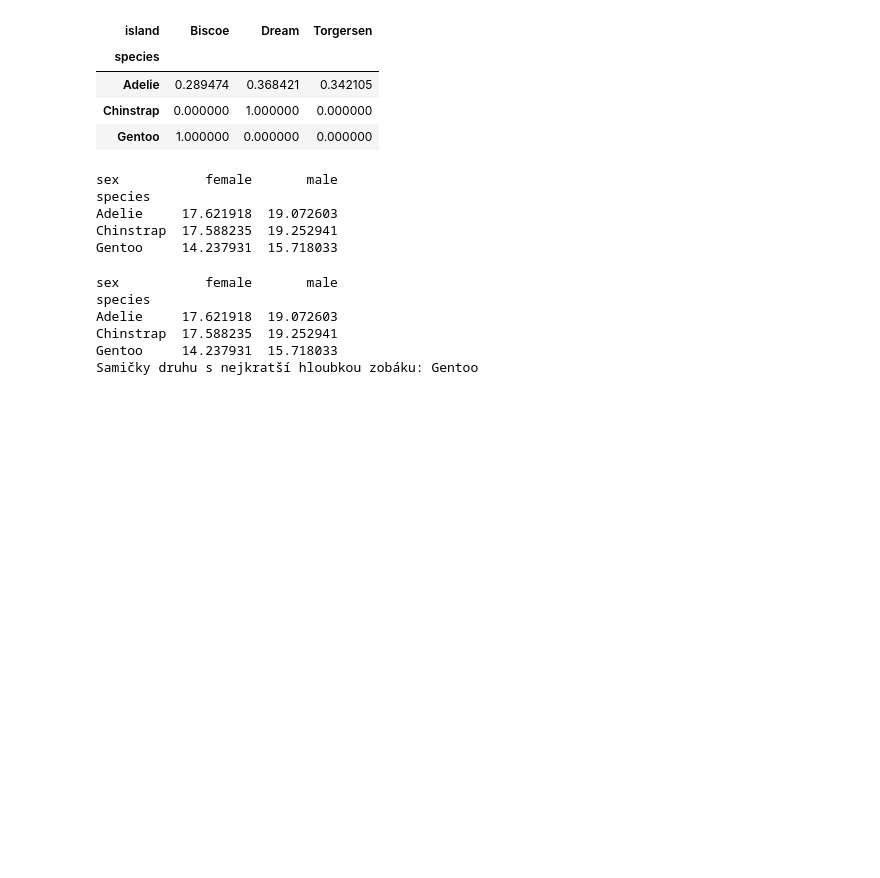
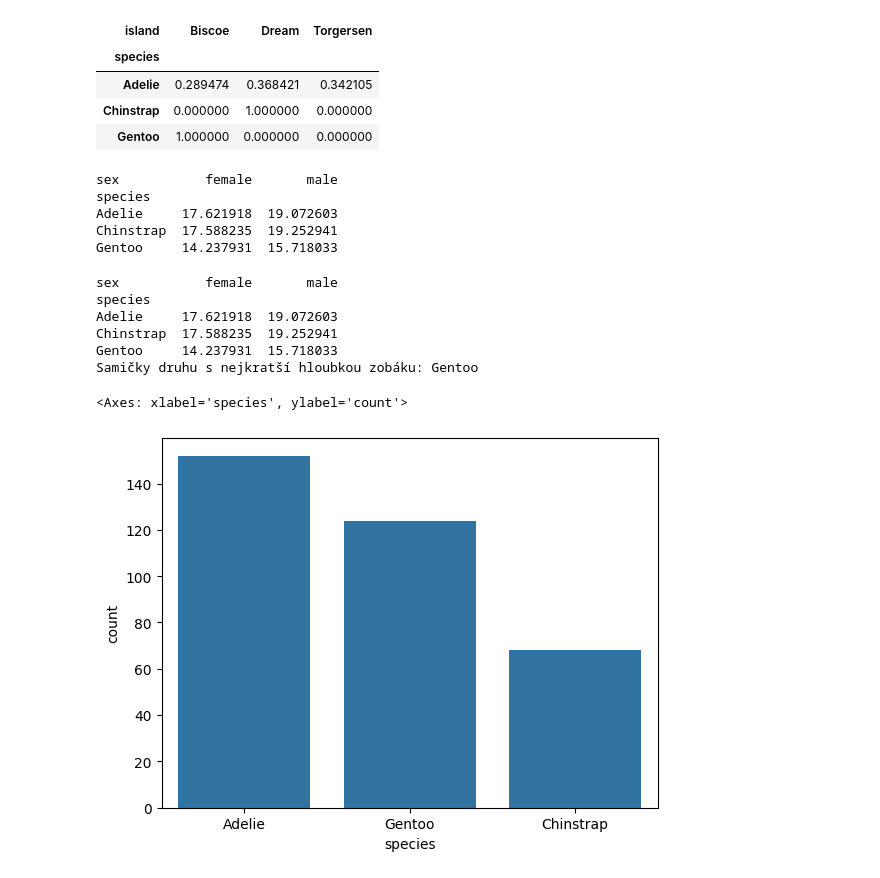
Before and after one commit to alorenzova/PythonForDataAnalysis, a Jupyter notebook: ukoly.ipynb, the cells around one changed output. Saved outputs shown, nothing was run; the diff lists cells and outputs as text; code cells hidden in the pictures; blank space fills up the shorter version.

```diff
--- a/ukoly.ipynb
+++ b/ukoly.ipynb
@@ -363,0 +367,5 @@ Samičky druhu s nejkratší hloubkou zobáku: Gentoo
+# %%
+sns.countplot(data, x="species")
+# %% [output]
+<Axes: xlabel='species', ylabel='count'>
+[figure, added]
```
Also changed, not shown: parts of 6 cells of this notebook.
